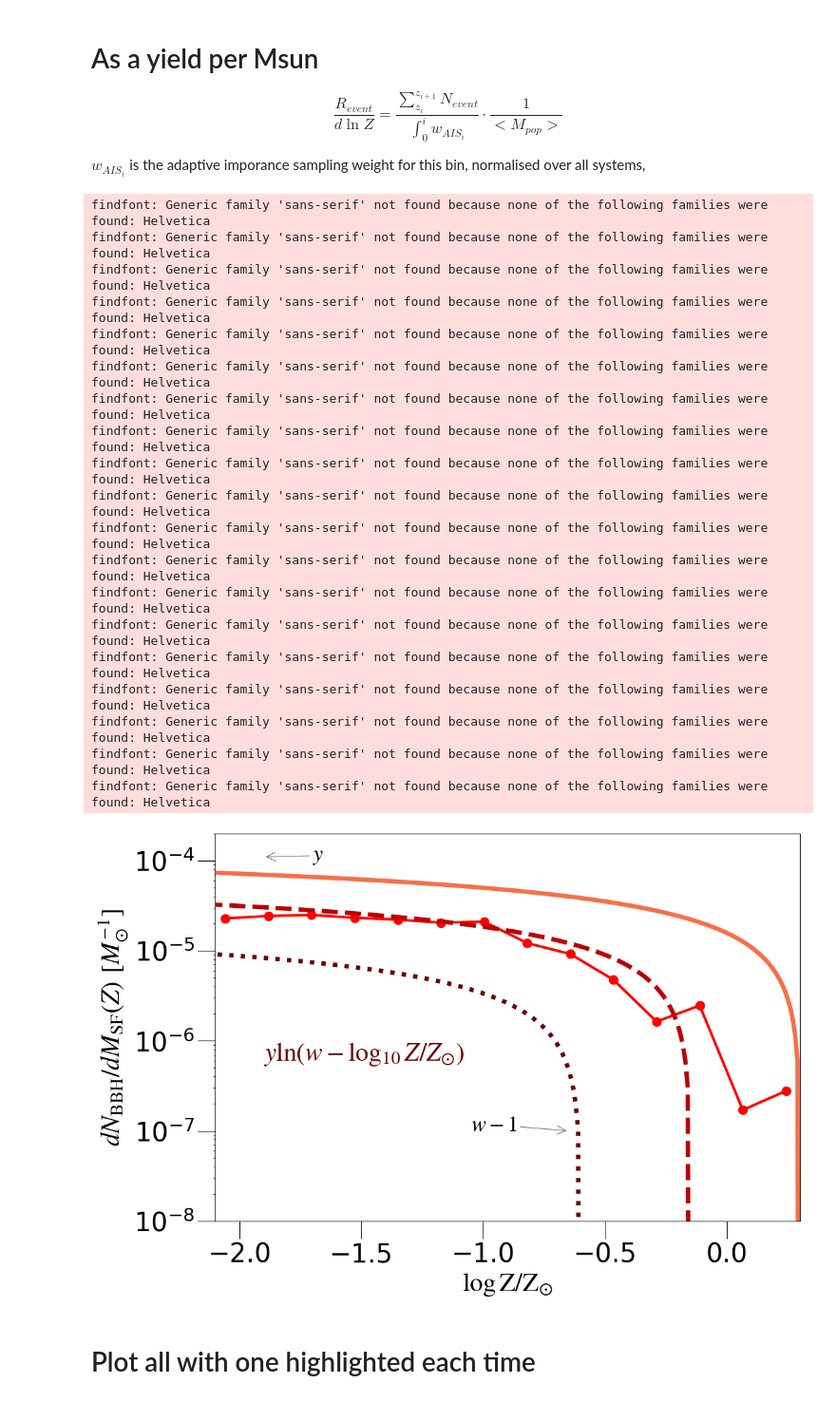
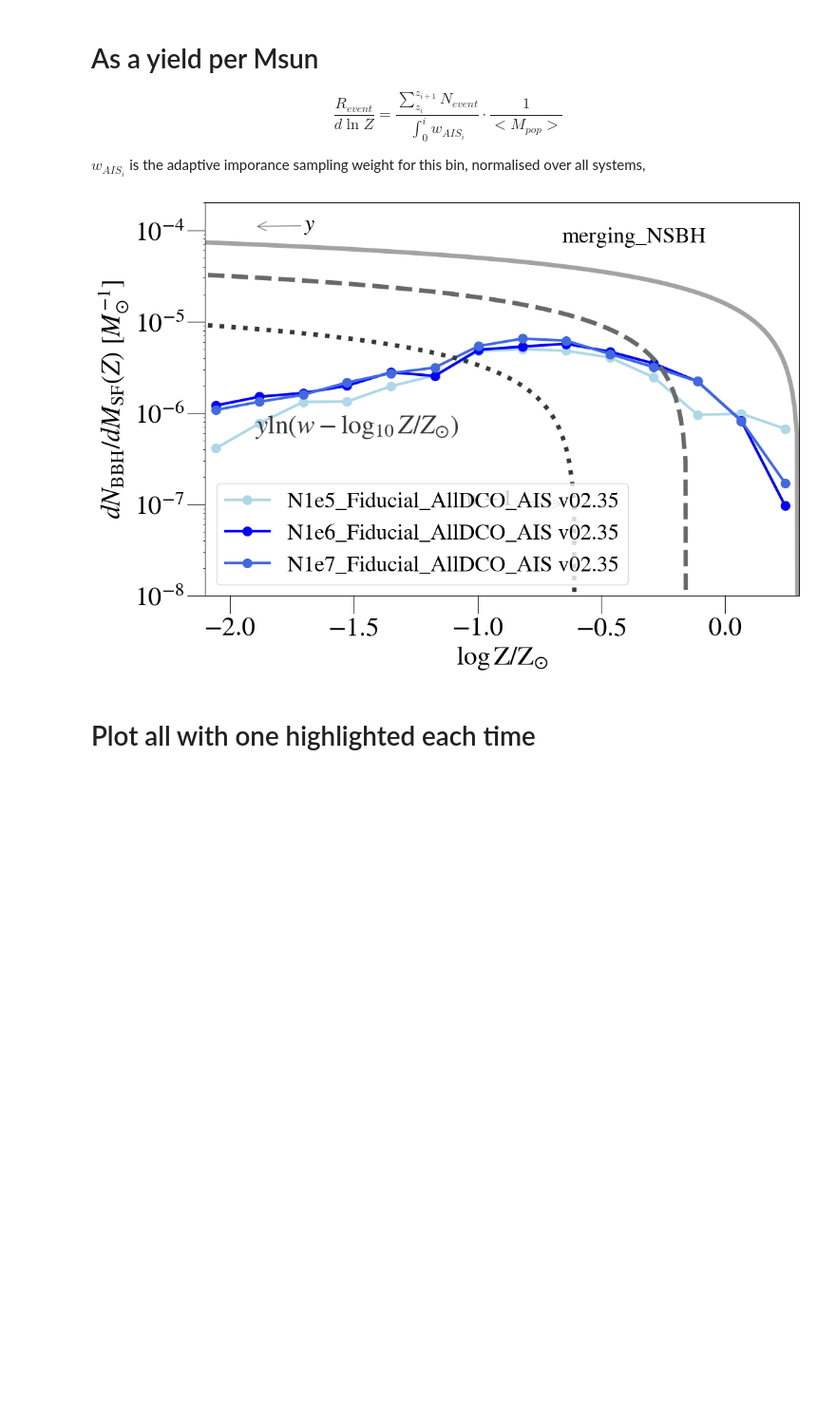
Before and after one commit to LiekeVanSon/NSNS_masses, a Jupyter notebook: code/All_Yields_plot.ipynb, the cells around one changed output. Shown at 95% size. Drawn from its saved outputs; the diff is of its cells as text; code cells hidden in the pictures; blank space fills up the shorter version.

Commit message:
redid resolution test

```diff
--- a/code/All_Yields_plot.ipynb
+++ b/code/All_Yields_plot.ipynb
@@ -281,6 +280,3 @@ $$ \frac{R_{event}}{d \ln Z} =  \frac{\sum_{z_i}^{z_{i +1}} N_{event} }{ \int_{0
 $w_{AIS_i}$ is the adaptive imporance sampling weight for this bin, normalised over all systems,
 
 ### Collecting data from simulation
-# %%
-# ## get the data for this simualtion
-events_per_Zbin = get_numbers(data_dir = proj_dir+ '/v02.35.02/N1e5_Fiducial_AllDCO_AIS/', simname = 'MainRun')
@@ -288,0 +283,10 @@ events_per_Zbin = get_numbers(data_dir = proj_dir+ '/v02.35.02/N1e5_Fiducial_All
+# %%
+# ## get the data for this simualtion
+N1e5_Fiducial_AllDCO_AIS = get_numbers(data_dir = proj_dir+ '/v02.35.02/N1e5_Fiducial_AllDCO_AIS/', simname = 'MainRun')
+N1e6_Fiducial_AllDCO_AIS = get_numbers(data_dir = proj_dir+ '/v02.35.02/N1e6_Fiducial_AllDCO_AIS/', simname = 'MainRun')
+N1e7_Fiducial_AllDCO_AIS = get_numbers(data_dir = proj_dir+ '/v02.35.02/N1e7_Fiducial_AllDCO_AIS/', simname = 'MainRun')
+
+
+# ## Variations on AIS
+N1e6_Fiducial_BHBH_AIS = get_numbers(data_dir = proj_dir+ '/v02.35.02/N1e6_Fiducial_BHBH_AIS/', simname = 'MainRun')
+N1e6_Fiducial_NSNS_AIS = get_numbers(data_dir = proj_dir+ '/v02.35.02/N1e6_Fiducial_NSNS_AIS/', simname = 'MainRun')
@@ -299,12 +309,16 @@ $w_{AIS_i}$ is the adaptive imporance sampling weight for this bin, normalised o
 # %%
 
 # ['merging_BBH', 'merging_NSBH', 'merging_NSNS', 'Stellar_mergers', 'CE_Event_Counter', 'EjectedCE']
-KEY = 'merging_BBH' #'merging_NSNS'#
+from tqdm import trange
+
+
+KEY = 'merging_NSBH' # 'merging_BBH' #'merging_NSNS'#
 
 Zsun = 0.014
-variations           = [events_per_Zbin]
-variation_colors     = ['red']#zeta_colors, beta_colors, fcore_colors, fcircum_colors, Fryer22_colors, THERMAL_colors]
-variation_labels     = ['Fiducial AIS all v02.35']#zeta_labels, beta_labels, fcore_labels, fcircum_labels, Fryer22_labels, THERMAL_labels]
+variations           = [N1e5_Fiducial_AllDCO_AIS, N1e6_Fiducial_AllDCO_AIS, N1e7_Fiducial_AllDCO_AIS]#[N1e6_Fiducial_NSNS_AIS, N1e6_Fiducial_BHBH_AIS,N1e6_Fiducial_AllDCO_AIS]#
+variation_colors     = ['lightblue', 'blue', 'royalblue']#['#77c99c', '#12b059', '#005909'] #
+variation_labels     = ['N1e5_Fiducial_AllDCO_AIS v02.35', 'N1e6_Fiducial_AllDCO_AIS v02.35', 'N1e7_Fiducial_AllDCO_AIS v02.35']#['N1e6_Fiducial_NSNS_AIS','N1e6_Fiducial_BHBH_AIS', 'N1e6_Fiducial_AllDCO_AIS']
+#zeta_labels, beta_labels, fcore_labels, fcircum_labels, Fryer22_labels, THERMAL_labels]
 
 ####################
 fig, ax = plt.subplots(figsize = (12,8))
@@ -321,56 +335,40 @@ for i, events_per_Zbin  in enumerate(variations):
 #####################
 # Analytical estimates
 logZ = np.arange(-3, 0.5, step = 0.01)
-log_colors = ['#680003','#BC0000','#F5704A'] #Red
-#     log_colors = ['#E83100','#FF6933','#FFA570'] #orange
+# log_colors = ['#680003','#BC0000','#F5704A'] #Red
+log_colors = ['#383838','#696969','#a3a3a3'] #orange
 #     log_colors = ['#004581','#018abd','#97cbdc'] #blue
 linestyles = [':', '--', '-']
 y_vals = [1e-5, 3e-5, 6e-5]
 w_vals = [0.4, 0.85, 1.3]
 for i, (y, w) in enumerate(zip(y_vals, w_vals)):
     F = y * np.log(w - logZ)
     plt.plot(logZ, F, lw = 5, color = log_colors[i], ls = linestyles[i])
 
 #     plt.text(-0.7, 8e-5,'$y \ln (w-\log_{10} Z/Z_{\odot})$', size =30, color = '#680003')
 plt.text(-1.9, 6e-7,'$y \ln (w-\log_{10} Z/Z_{\odot})$', size =30, color = log_colors[0])
 ax.annotate('$y$', xytext=(-1.7, 1e-4), xy=(-1.9, 1.1*1e-4),  arrowprops={"arrowstyle":"->", "color":"gray"})
 ax.annotate('$w-1$', xytext=(-1.05, 1e-7), xy=(-0.65, 1e-7),  arrowprops={"arrowstyle":"->", "color":"gray"})
 
 ########
 ax.tick_params(axis='both', which='major', labelsize=20, size=20)
 plt.xticks(fontsize=30)
 plt.yticks(fontsize=30)
 plt.locator_params(axis='y', nbins=6)
 
+ax.text(0.6, 0.9, KEY, transform=ax.transAxes, fontsize=25)
+
 plt.xlabel('$\mathrm{\log Z/Z_{\odot}}$', fontsize = 30)
 plt.ylabel('$dN_{\mathrm{BBH} }/dM_{\mathrm{SF}}(Z)$ $[M^{-1}_{\odot}]$', fontsize = 30)
 
 plt.xlim(-2.1, 0.3)
 plt.ylim(1e-8, 2*1e-4)
 plt.yscale('log')
-# plt.savefig(save_loc + '/'+KEY+'Yield_resolution_test.pdf', bbox_inches='tight')
+plt.legend()
+plt.savefig(save_loc + '/'+KEY+'Yield_resolution_test.pdf', bbox_inches='tight')
 plt.show()
 # %% [output]
-findfont: Generic family 'sans-serif' not found because none of the following families were found: Helvetica
-findfont: Generic family 'sans-serif' not found because none of the following families were found: Helvetica
-findfont: Generic family 'sans-serif' not found because none of the following families were found: Helvetica
-findfont: Generic family 'sans-serif' not found because none of the following families were found: Helvetica
-findfont: Generic family 'sans-serif' not found because none of the following families were found: Helvetica
-findfont: Generic family 'sans-serif' not found because none of the following families were found: Helvetica
-findfont: Generic family 'sans-serif' not found because none of the following families were found: Helvetica
-findfont: Generic family 'sans-serif' not found because none of the following families were found: Helvetica
-findfont: Generic family 'sans-serif' not found because none of the following families were found: Helvetica
-findfont: Generic family 'sans-serif' not found because none of the following families were found: Helvetica
-findfont: Generic family 'sans-serif' not found because none of the following families were found: Helvetica
-findfont: Generic family 'sans-serif' not found because none of the following families were found: Helvetica
-findfont: Generic family 'sans-serif' not found because none of the following families were found: Helvetica
-findfont: Generic family 'sans-serif' not found because none of the following families were found: Helvetica
-findfont: Generic family 'sans-serif' not found because none of the following families were found: Helvetica
-findfont: Generic family 'sans-serif' not found because none of the following families were found: Helvetica
-findfont: Generic family 'sans-serif' not found because none of the following families were found: Helvetica
-findfont: Generic family 'sans-serif' not found because none of the following families were found: Helvetica
-findfont: Generic family 'sans-serif' not found because none of the following families were found: Helvetica
-[figure, old version]
+[figure, new version]
 # %% [markdown]
 # Plot all with one highlighted each time
 # %%
```
Also changed, not shown: parts of 3 cells of this notebook, 5 other files.
